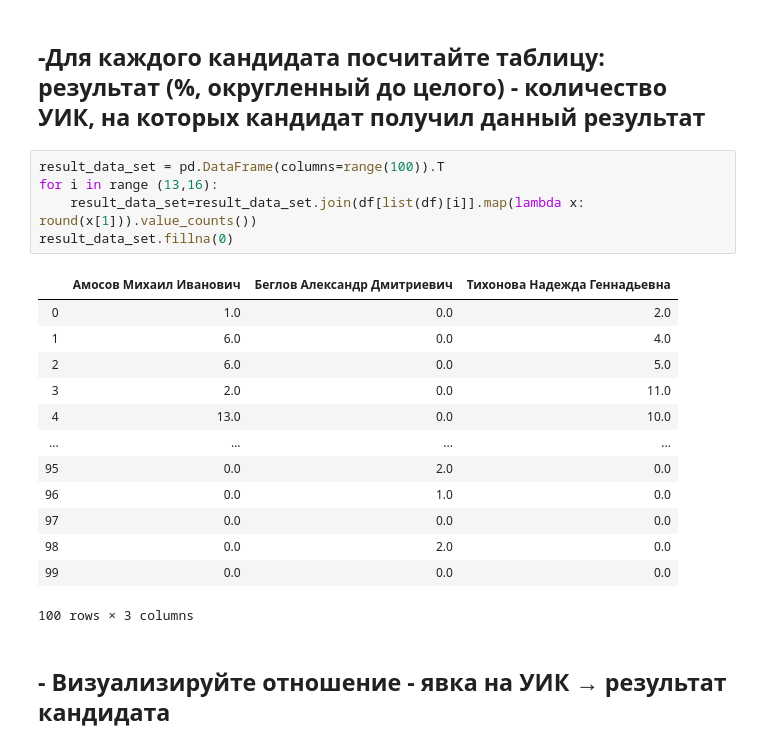
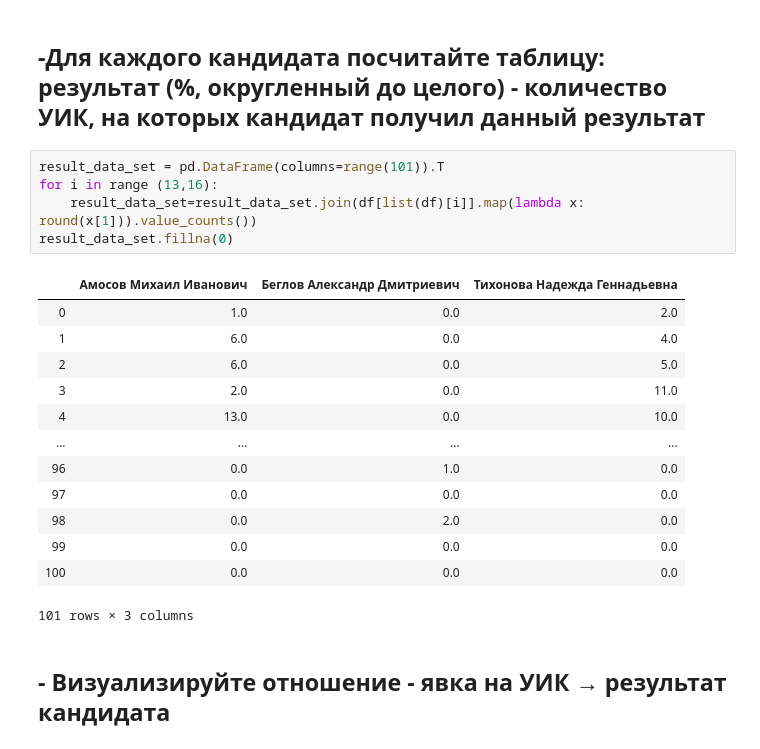
Before and after one commit to HronoSF/DC_2018_19, a Jupyter notebook: Task_4/Task_4_part_2.ipynb, the cells around one changed output. Cells and saved outputs as stored; diff of their text form.

```diff
--- a/Task_4/Task_4_part_2.ipynb
+++ b/Task_4/Task_4_part_2.ipynb
@@ -121,24 +127,24 @@ dtype: float64
 # %% [markdown]
 ## -Для каждого кандидата посчитайте таблицу: результат (%, округленный до целого) - количество УИК, на которых кандидат получил данный результат
 # %%
-result_data_set = pd.DataFrame(columns=range(100)).T
+result_data_set = pd.DataFrame(columns=range(101)).T
 for i in range (13,16):
     result_data_set=result_data_set.join(df[list(df)[i]].map(lambda x: round(x[1])).value_counts())
 result_data_set.fillna(0)
 # %% [output]
 |  | Амосов Михаил Иванович | Беглов Александр Дмитриевич | Тихонова Надежда Геннадьевна |
 | 0 | 1.0 | 0.0 | 2.0 |
 | 1 | 6.0 | 0.0 | 4.0 |
 | 2 | 6.0 | 0.0 | 5.0 |
 | 3 | 2.0 | 0.0 | 11.0 |
 | 4 | 13.0 | 0.0 | 10.0 |
 | ... | ... | ... | ... |
-| 95 | 0.0 | 2.0 | 0.0 |
 | 96 | 0.0 | 1.0 | 0.0 |
 | 97 | 0.0 | 0.0 | 0.0 |
 | 98 | 0.0 | 2.0 | 0.0 |
 | 99 | 0.0 | 0.0 | 0.0 |
+| 100 | 0.0 | 0.0 | 0.0 |
-100 rows × 3 columns
+101 rows × 3 columns
 # %% [markdown]
 ## - Визуализируйте отношение - явка на УИК  →  результат кандидата
 # %%
```
Also changed, not shown: parts of 3 cells of this notebook, 1 other file.
